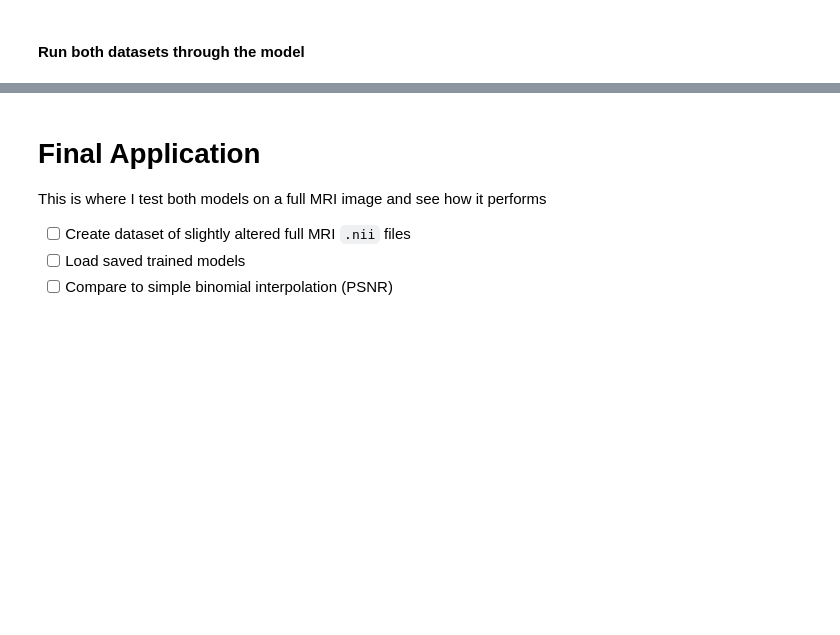
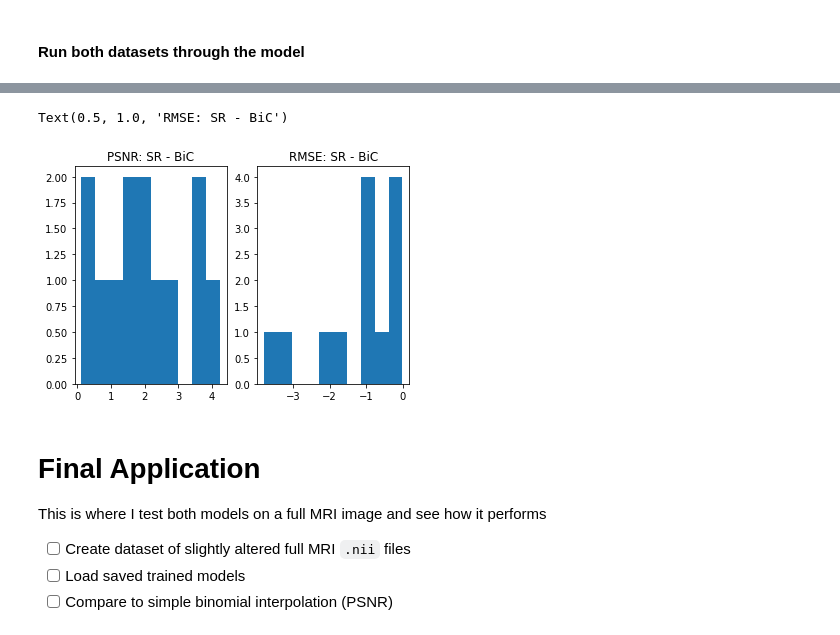
Before and after one commit to Lawreros/Super-Resolution, a Jupyter notebook: CNNIL/main.ipynb, the cells around one changed output, grey strips where cells are left out. Drawn from its saved outputs; the diff is of its cells as text; code cells hidden in the pictures; blank space fills up the shorter version.

```diff
--- a/CNNIL/main.ipynb
+++ b/CNNIL/main.ipynb
@@ -445,3 +571,13 @@ with torch.no_grad():
+# %%
+# Sanity check, plot a histogram of how well the SR image performed compared to the Bicubic comparison
+fig, axs = plt.subplots(1, 2)
+axs[0].hist([float(x) for x in comp['psnr'][0:-1:300]], bins=10)
+axs[0].set_title('PSNR: SR - BiC')
+axs[1].hist([float(x) for x in comp['rmse'][0:-1:300]], bins=10)
+axs[1].set_title('RMSE: SR - BiC')
+# %% [output]
+Text(0.5, 1.0, 'RMSE: SR - BiC')
+[figure, added]
 # %% [markdown]
 # Final Application
 
```
Also changed, not shown: parts of 13 cells of this notebook.
